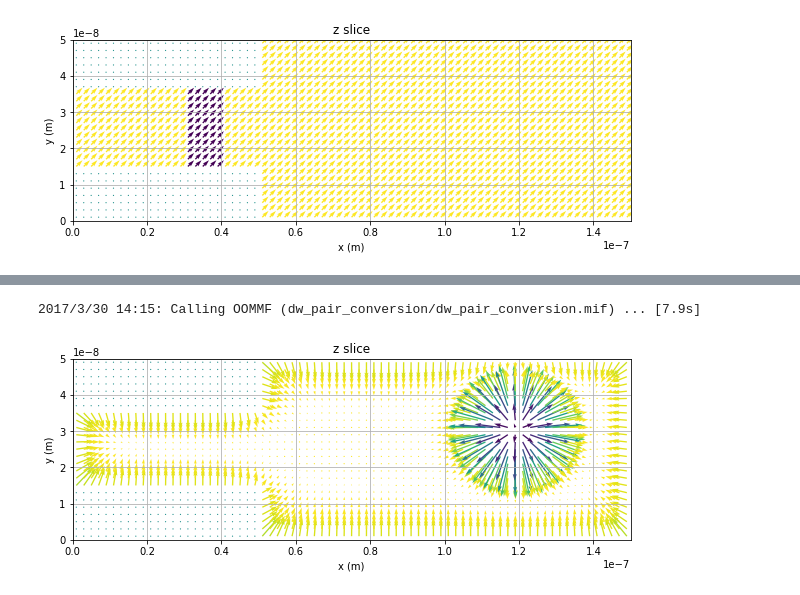
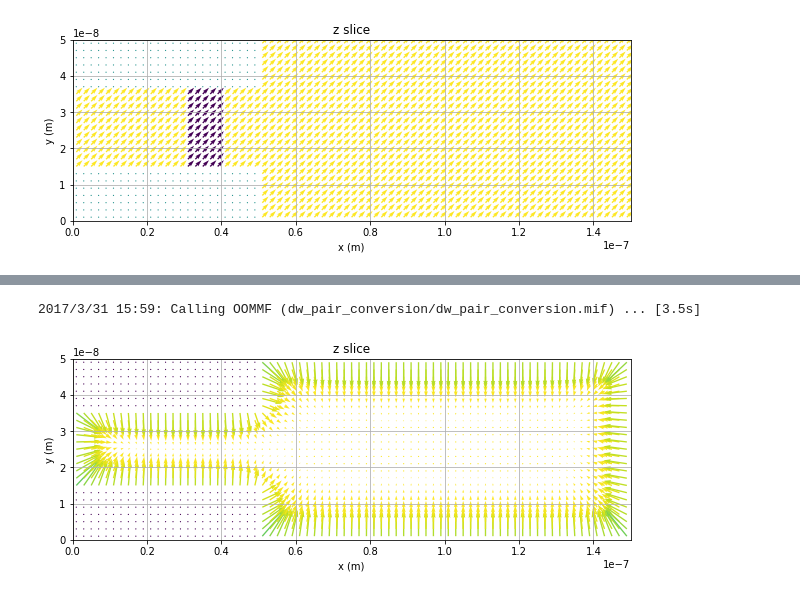
Before and after one commit to joommf-attic/tutorial, a Jupyter notebook: workshops/2017-04-05-IOPMagnetism2017/exercise_dw_pair_conversion.ipynb, the cells around one changed output, grey strips where cells are left out. Drawn from its saved outputs; the diff is of its cells as text; code cells hidden in the pictures.

```diff
--- a/workshops/2017-04-05-IOPMagnetism2017/exercise_dw_pair_conversion.ipynb
+++ b/workshops/2017-04-05-IOPMagnetism2017/exercise_dw_pair_conversion.ipynb
@@ -96,8 +94,8 @@ system.m.plot_slice("z", 0);
 # %%
 td = oc.TimeDriver()
-td.drive(system, t=0.1e-9, n=200)
+td.drive(system, t=0.2e-9, n=200)
 
 system.m.plot_slice("z", 0);
 # %% [output]
-2017/3/30 14:15: Calling OOMMF (dw_pair_conversion/dw_pair_conversion.mif) ... [7.9s]
+2017/3/31 15:59: Calling OOMMF (dw_pair_conversion/dw_pair_conversion.mif) ... [3.5s]
-[figure, old version]
+[figure, new version]
```
Also changed, not shown: parts of 5 cells of this notebook, 7 other files.
